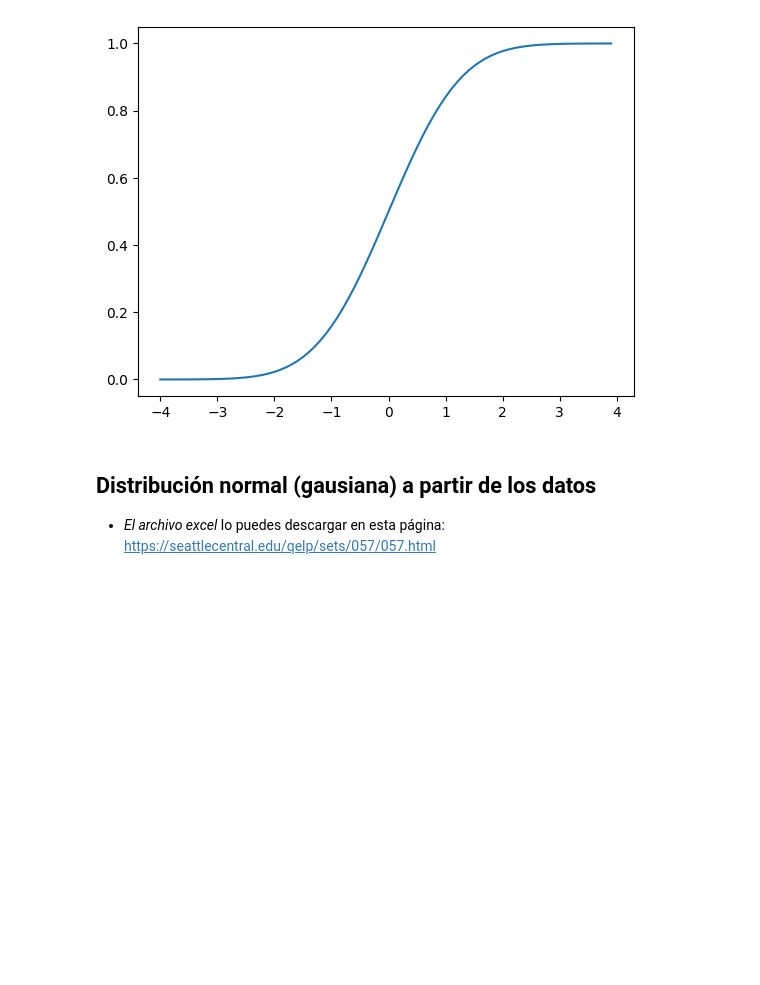
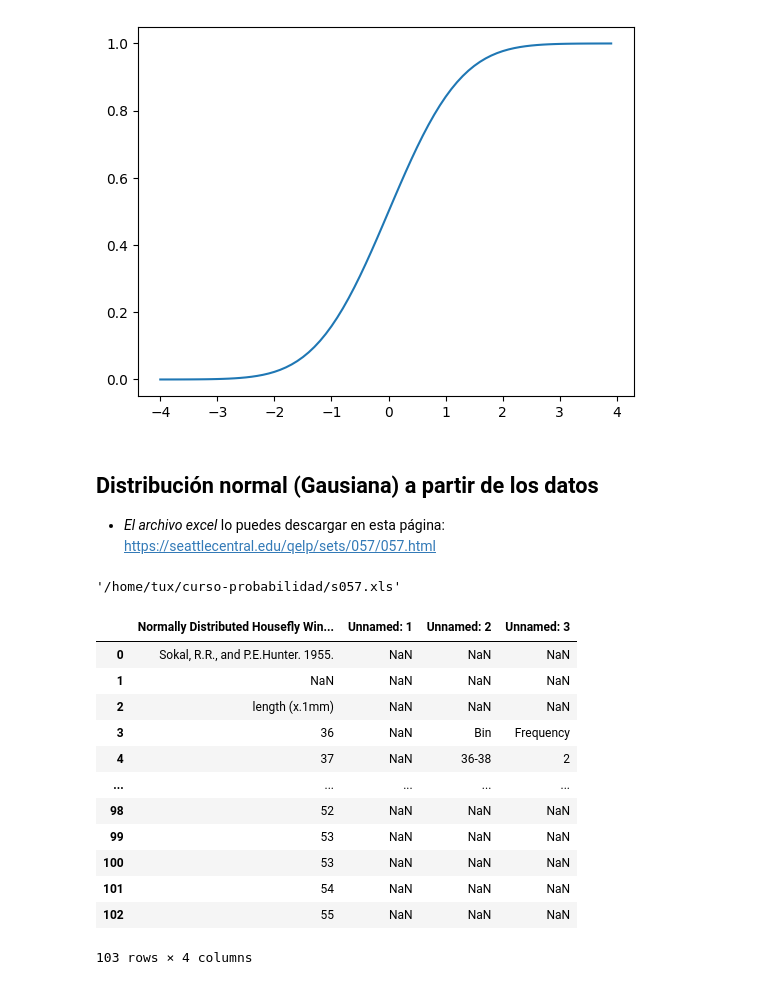
Before and after one commit to jariel17/curso-probabilidad, a Jupyter notebook: 03_distribucion_normal.ipynb, the cells around one changed output. Cells and saved outputs as stored; diff of their text form; code cells hidden in the pictures; blank space fills up the shorter version.

```diff
--- a/03_distribucion_normal.ipynb
+++ b/03_distribucion_normal.ipynb
@@ -47,6 +47,6 @@ plt.plot(x, y)
 [<matplotlib.lines.Line2D at 0x...>]
 [figure]
 # %% [markdown]
-## Distribución normal (gausiana) a partir de los datos
+## Distribución normal (Gausiana) a partir de los datos
 
 * *El archivo excel* lo puedes descargar en esta página: https://seattlecentral.edu/qelp/sets/057/057.html
@@ -54,0 +58,21 @@ plt.plot(x, y)
+# %%
+excel = os.path.join(current_dir, "s057.xls")
+excel
+# %% [output]
+'/home/tux/curso-probabilidad/s057.xls'
+# %%
+df = pd.read_excel(excel)
+# %% [output]
+|  | Normally Distributed Housefly Win... | Unnamed: 1 | Unnamed: 2 | Unnamed: 3 |
+| 0 | Sokal, R.R., and P.E.Hunter. 1955. | NaN | NaN | NaN |
+| 1 | NaN | NaN | NaN | NaN |
+| 2 | length (x.1mm) | NaN | NaN | NaN |
+| 3 | 36 | NaN | Bin | Frequency |
+| 4 | 37 | NaN | 36-38 | 2 |
+| ... | ... | ... | ... | ... |
+| 98 | 52 | NaN | NaN | NaN |
+| 99 | 53 | NaN | NaN | NaN |
+| 100 | 53 | NaN | NaN | NaN |
+| 101 | 54 | NaN | NaN | NaN |
+| 102 | 55 | NaN | NaN | NaN |
+103 rows × 4 columns
```
Also changed, not shown: parts of 7 cells of this notebook, 2 other files.
